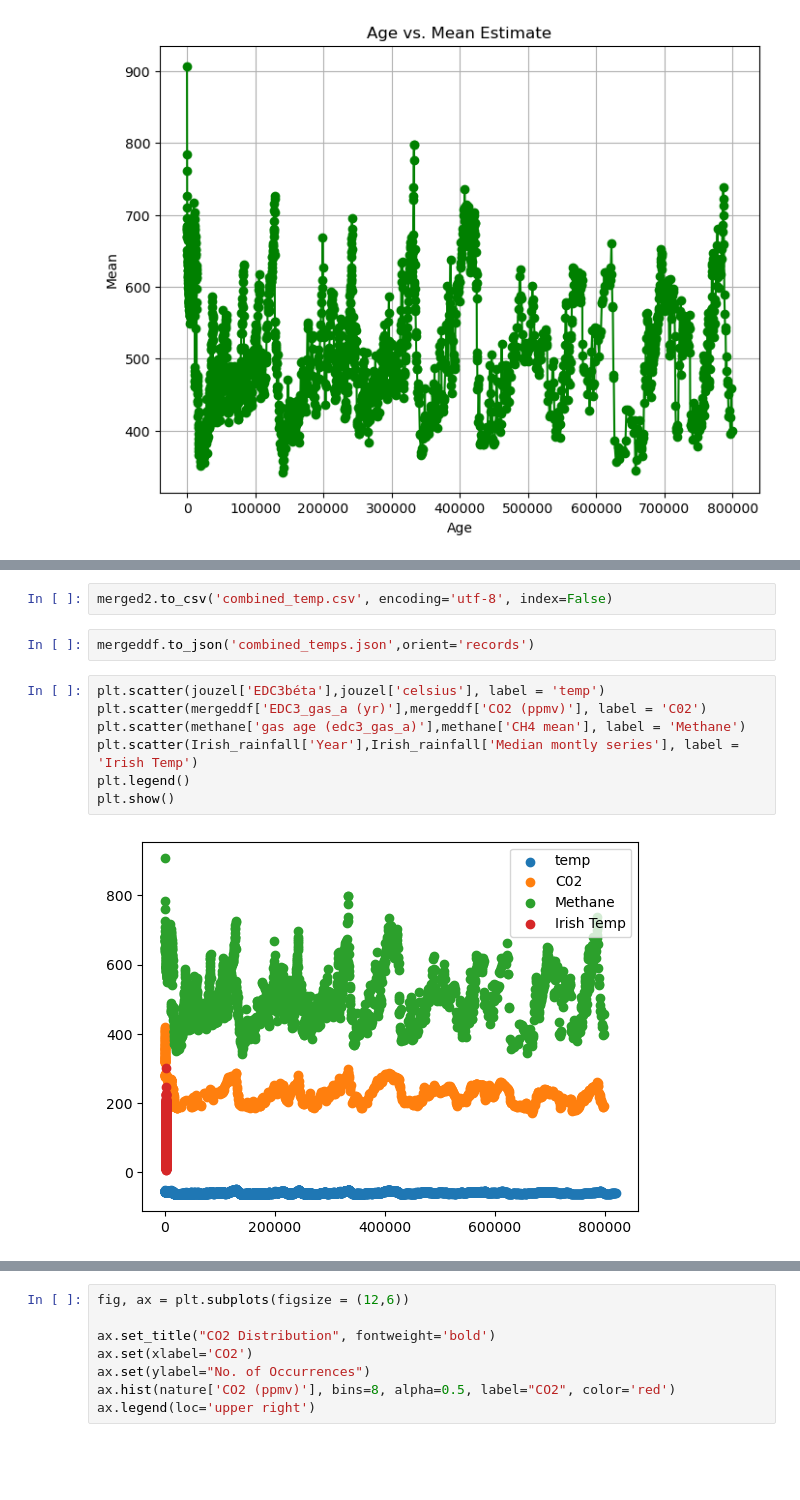
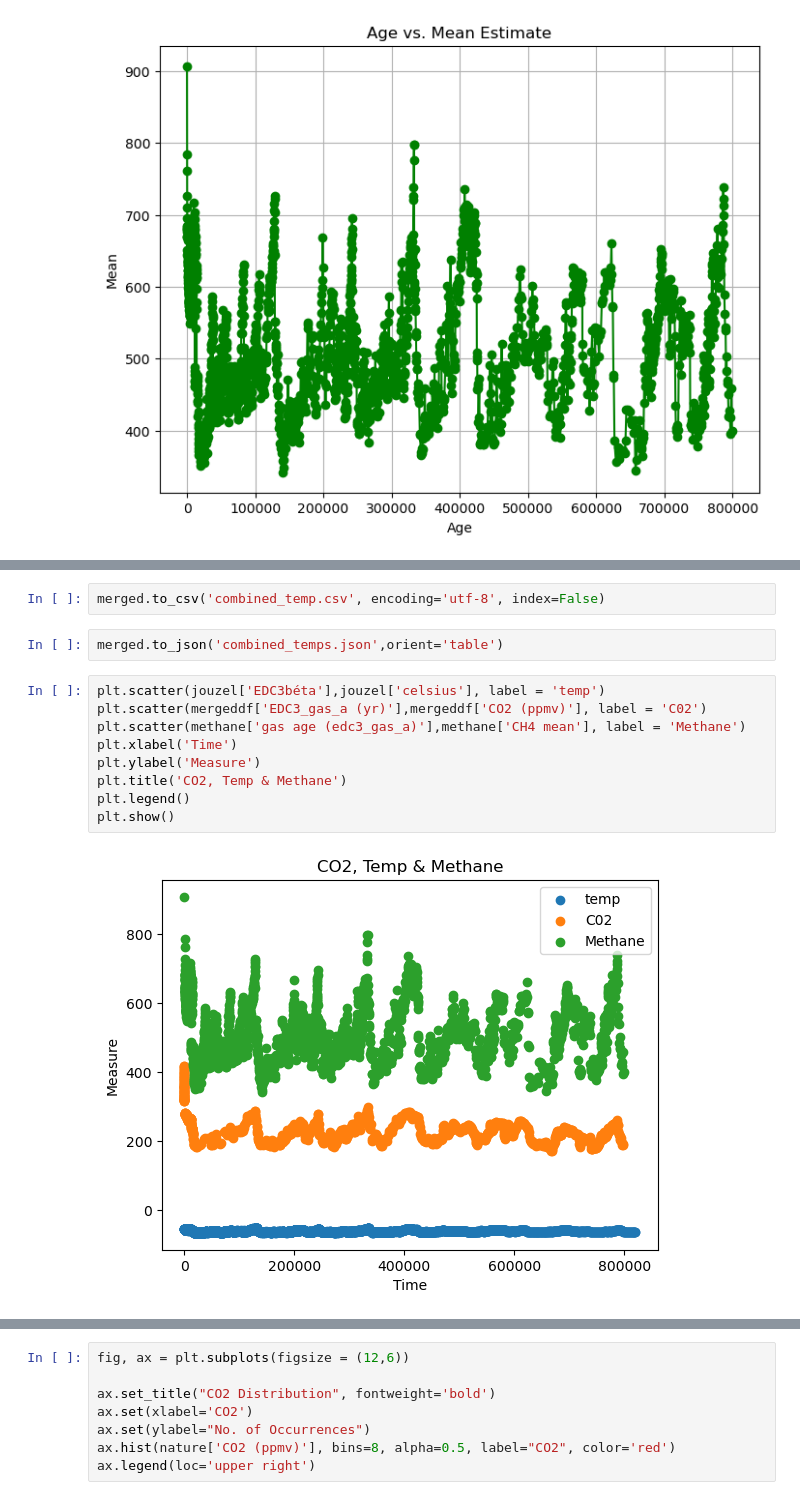
Before and after one commit to keithmmc/pda2, a Jupyter notebook: project2.ipynb, the cells around one changed output, grey strips where cells are left out. Drawn from its saved outputs; the diff is of its cells as text; blank space fills up the shorter version.

```diff
--- a/project2.ipynb
+++ b/project2.ipynb
@@ -484,13 +447,15 @@ df1.head()
 # %%
-merged2.to_csv('combined_temp.csv', encoding='utf-8', index=False)
+merged.to_csv('combined_temp.csv', encoding='utf-8', index=False)
 # %%
-mergeddf.to_json('combined_temps.json',orient='records')
+merged.to_json('combined_temps.json',orient='table')
 # %%
 plt.scatter(jouzel['EDC3béta'],jouzel['celsius'], label = 'temp')
 plt.scatter(mergeddf['EDC3_gas_a (yr)'],mergeddf['CO2 (ppmv)'], label = 'C02')
 plt.scatter(methane['gas age (edc3_gas_a)'],methane['CH4 mean'], label = 'Methane')
-plt.scatter(Irish_rainfall['Year'],Irish_rainfall['Median montly series'], label = 'Irish Temp')
+plt.xlabel('Time')
+plt.ylabel('Measure')
+plt.title('CO2, Temp & Methane')
 plt.legend()
 plt.show()
 # %% [output]
-[figure, old version]
+[figure, new version]
```
Also changed, not shown: parts of 44 cells of this notebook.
